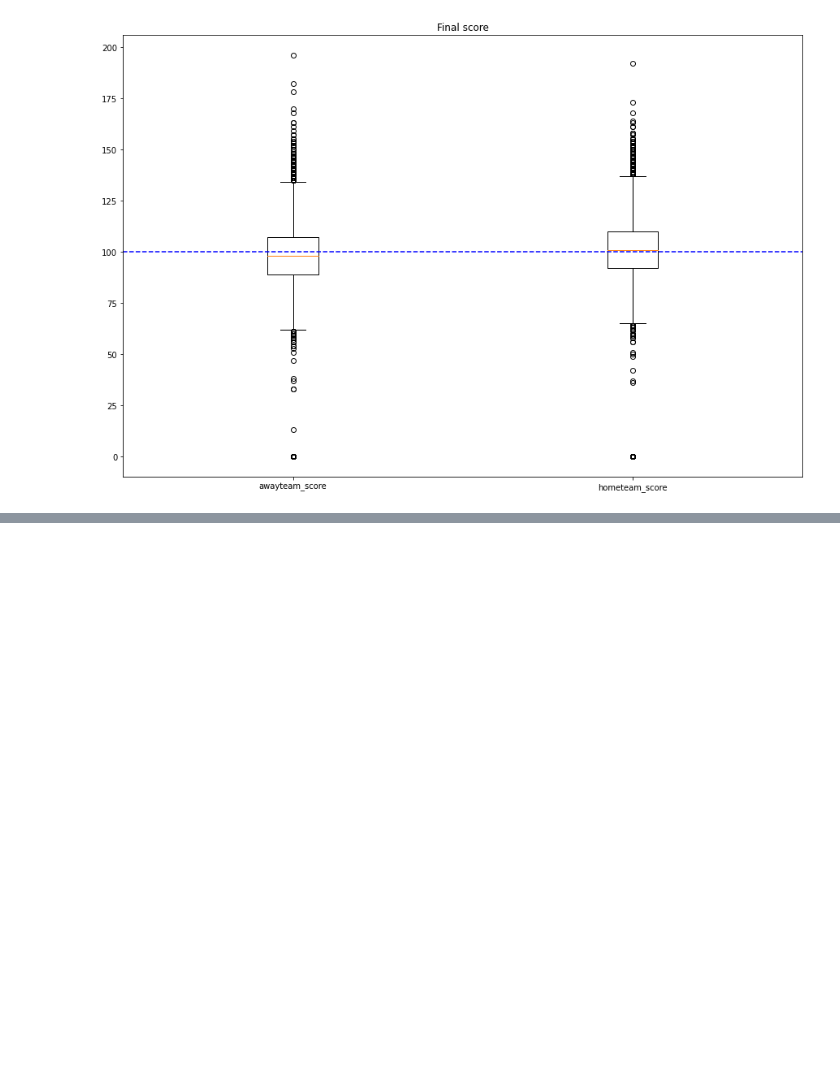
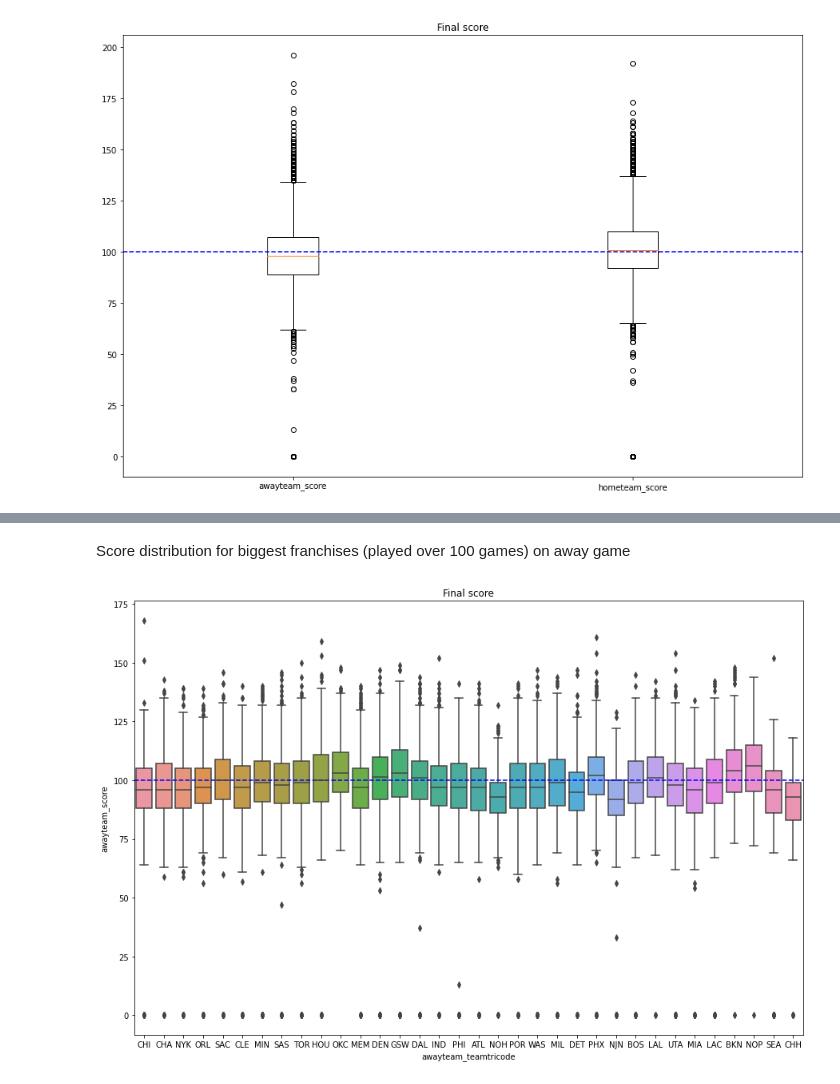
Before and after one commit to dawidjwisniewski/nba_app, a Jupyter notebook: historical_data/rewiew_raw_game_data.ipynb, the cells around one changed output, grey strips where cells are left out. Saved outputs shown, nothing was run; the diff lists cells and outputs as text; code cells hidden in the pictures; blank space fills up the shorter version.

Commit message:
completed topline review of final score per game

```diff
--- a/historical_data/rewiew_raw_game_data.ipynb
+++ b/historical_data/rewiew_raw_game_data.ipynb
@@ -199,3 +163,7 @@ plt.title("Final score")
 plt.show()
 # %% [output]
 [figure]
+# %%
+games_per_team = raw_historical_games.awayteam_teamtricode.value_counts()
+long_term_teams = list(games_per_team.index[games_per_team>100])
+long_term_teams
@@ -201,0 +188,10 @@ plt.show()
+# %% [markdown]
+Score distribution for biggest franchises (played over 100 games) on away game
+# %%
+plt.figure(figsize=(15,10))
+sns.boxplot(y="awayteam_score", x="awayteam_teamtricode",data=raw_historical_games[raw_historical_games.awayteam_teamtricode.isin(long_term_teams)])
+plt.axhline(y=100, color='b', linestyle='--')
+plt.title("Final score")
+plt.show()
+# %% [output]
+[figure, added]
```
Also changed, not shown: parts of 19 cells of this notebook.
